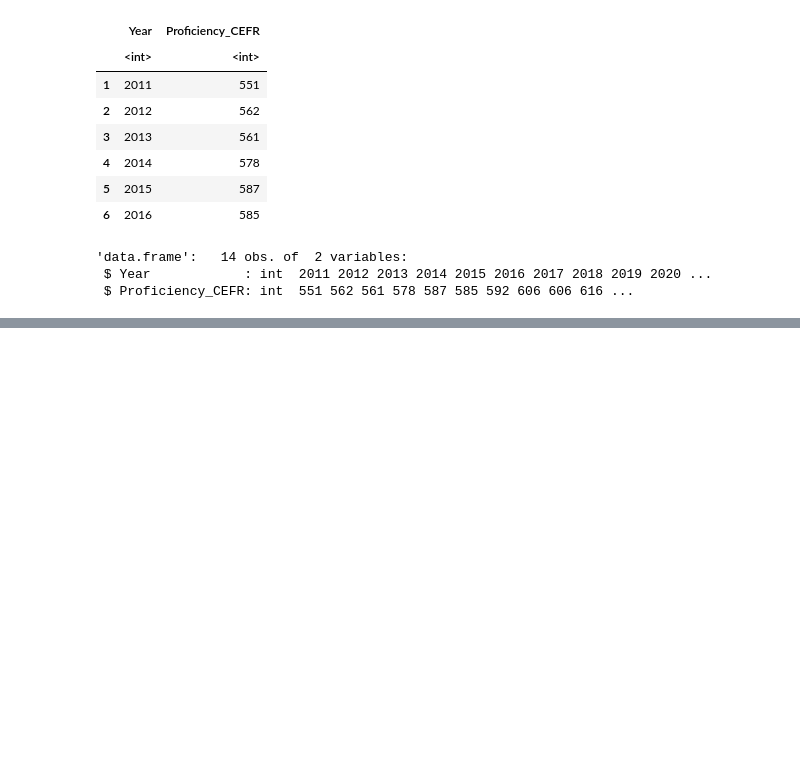
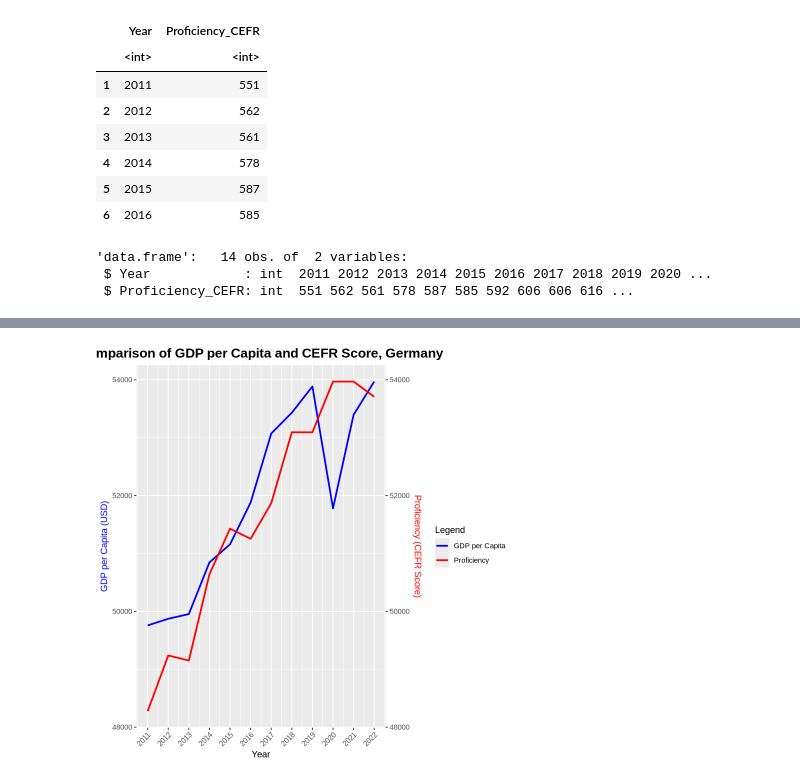
Before and after one commit to sssvint/cds-project, a Jupyter notebook: data/germany/germany_analysis_v1.ipynb, the cells around one changed output, grey strips where cells are left out. Cells and saved outputs as stored; diff of their text form; code cells hidden in the pictures; blank space fills up the shorter version.

```diff
--- a/data/germany/germany_analysis_v1.ipynb
+++ b/data/germany/germany_analysis_v1.ipynb
@@ -134,0 +146,2 @@ ggplot(DEGDP, aes(x = Year, y = GDPperCapita)) +
+# %%
+DE_GDPandCEFR <- merge(DEGDP, DECEFR, by = "Year")
@@ -134,0 +166,37 @@ ggplot(DEGDP, aes(x = Year, y = GDPperCapita)) +
+# %%
+DE_GDPandCEFR$Proficiency_scaled <- DE_GDPandCEFR$Proficiency_CEFR * max(DE_GDPandCEFR$GDPperCapita) / max(DE_GDPandCEFR$Proficiency_CEFR)
+# %%
+library(ggplot2)
+
+ggplot(DE_GDPandCEFR, aes(x = Year)) +
+  # GDP per capita:
+  geom_line(aes(y = GDPperCapita, color = "GDP per Capita"), size = 1) +
+  # CEFR:
+  geom_line(aes(y = Proficiency_scaled, color = "Proficiency"), size = 1) +
+  # Y-axis settings
+  scale_y_continuous(
+    name = "GDP per Capita (USD)",
+    sec.axis = sec_axis(~ ., name = "Proficiency (CEFR Score)")
+  ) +
+  # Colors for lines
+  scale_color_manual(
+    values = c("GDP per Capita" = "blue", "Proficiency" = "red")
+  ) +
+  # Detailed X-axis
+  scale_x_continuous(
+    breaks = seq(min(DE_GDPandCEFR$Year), max(DE_GDPandCEFR$Year), by = 1)  # Ticks for every year
+  ) +
+  # Labels and Theme
+  labs(
+    title = "Comparison of GDP per Capita and CEFR Score, Germany",
+    x = "Year",
+    color = "Legend"
+  ) +
+  theme(
+    plot.title = element_text(hjust = 0.5, face = "bold", size = 16),
+    axis.title.y = element_text(color = "blue"),
+    axis.title.y.right = element_text(color = "red"),
+    axis.text.x = element_text(angle = 45, hjust = 1)  # Rotate X-axis labels
+  )
+# %% [output]
+[figure, added]
```
Also changed, not shown: parts of 15 cells of this notebook.
